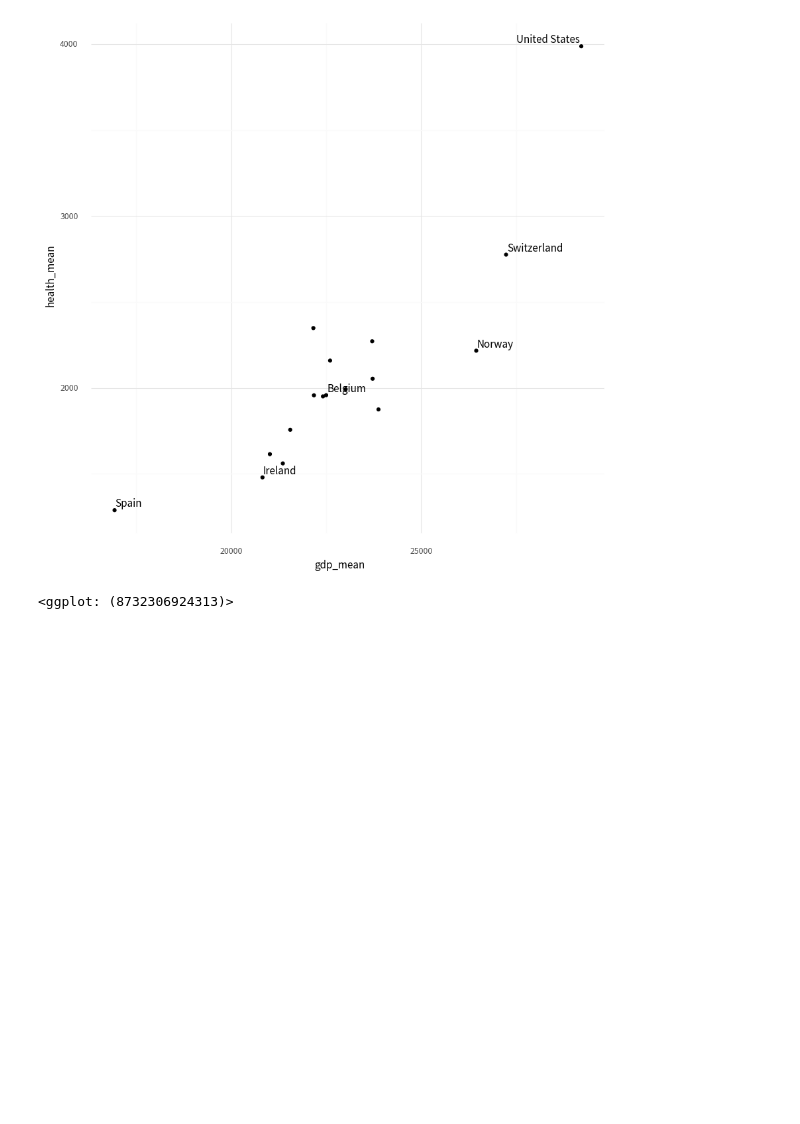
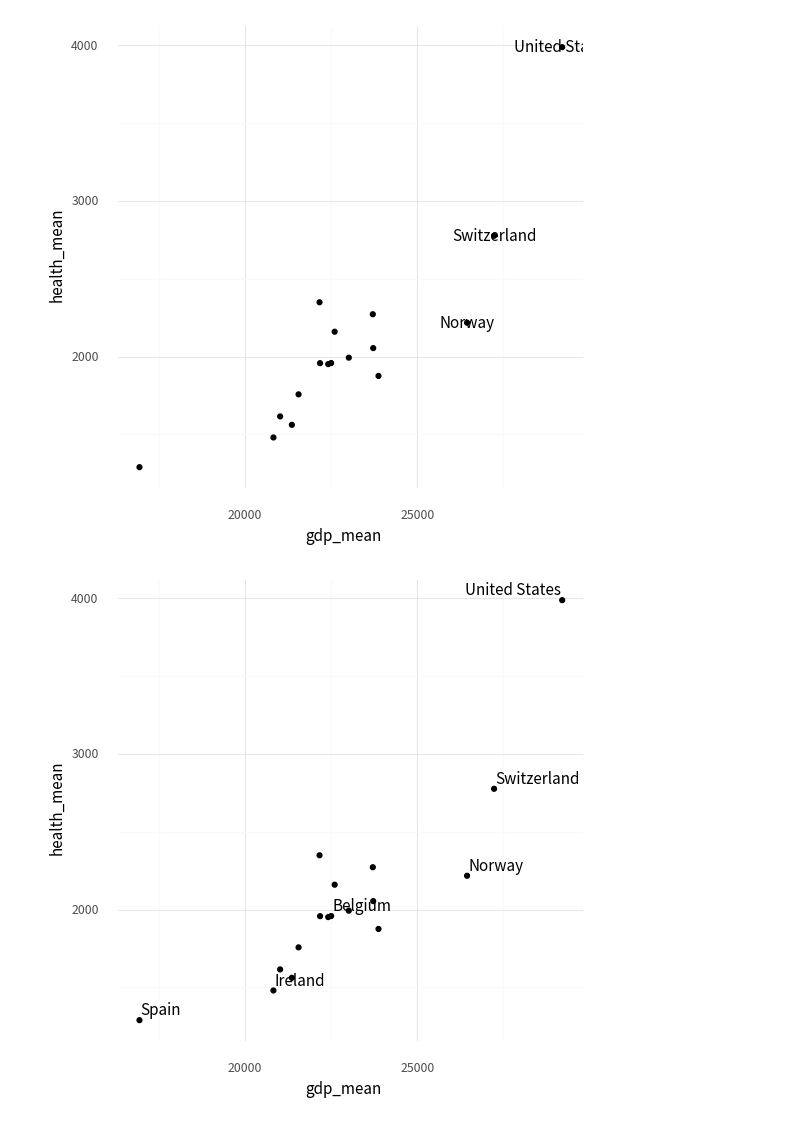
Before and after one commit to Gedevan-Aleksizde/pysocviz, a Jupyter notebook: notebooks/ch.5.ipynb, the cells around one changed output. Drawn from its saved outputs; the diff is of its cells as text; code cells hidden in the pictures; blank space fills up the shorter version.

```diff
--- a/notebooks/ch.5.ipynb
+++ b/notebooks/ch.5.ipynb
@@ -168,6 +137,7 @@ by_country = organdata.groupby(
 by_country.columns = [
   '_'.join(filter(lambda x: x !='', t)) for t in by_country.columns
 ]
+by_country = by_country.rename(columns={'donors_std': 'donors_sd'})
 
 p = ggplot(
   by_country,
@@ -260,23 +233,27 @@ p + geom_hline(
 # %%
 # Fig. 5.19
 p = ggplot(by_country, aes(x='gdp_mean', y='health_mean'))
-p + geom_point() + geom_text(
-  by_country.loc[lambda d: d['gdp_mean'] > 25000],
-  aes(label='country')
-)
+(
+  p + geom_point() + geom_text(
+    by_country.loc[lambda d: d['gdp_mean'] > 25000],
+    aes(label='country')
+  )
+).draw();
 
 p = ggplot(by_country, aes(x='gdp_mean', y='health_mean'))
-p + geom_point(
-) + geom_text(
-  by_country.loc[lambda d: (d['gdp_mean'] > 25000) | (
+(
+  p + geom_point(
+  ) + geom_text(
+    by_country.loc[lambda d: (d['gdp_mean'] > 25000) | (
       d['health_mean'] < 1500
     ) | (d['country'].isin(['Belgium']))],
-  aes(label='country'),
-  adjust_text={'arrowproprs': {'arrowstyle': '-'}}
-)
+    aes(label='country'),
+    adjust_text={'arrowproprs': {'arrowstyle': '-'}}
+  )
+).draw();
 # %% [output]
-[figure, old version]
+[figure, new version]
-<ggplot: (8732306924313)>
+[figure, added]
 # %%
 # Fig. 5.20
 organdata = organdata.assign(ind=lambda d: (
```
Also changed, not shown: parts of 25 cells of this notebook, 2 other files.
